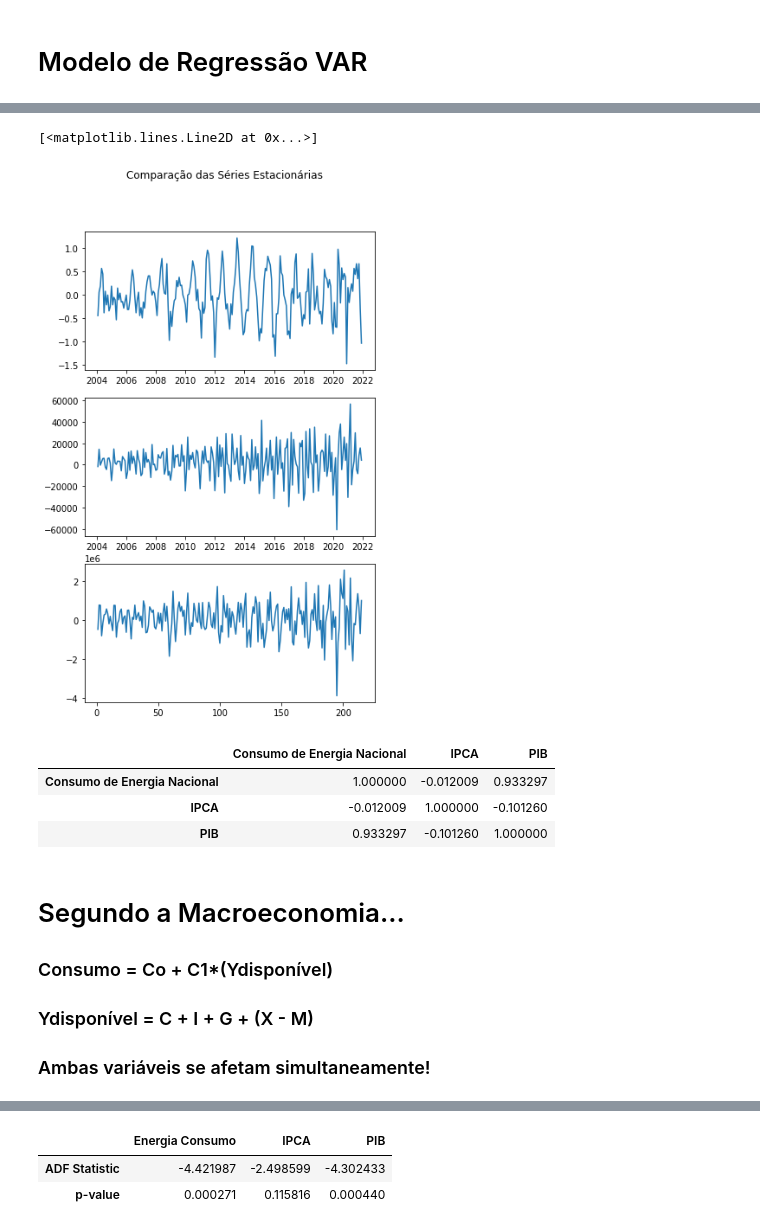
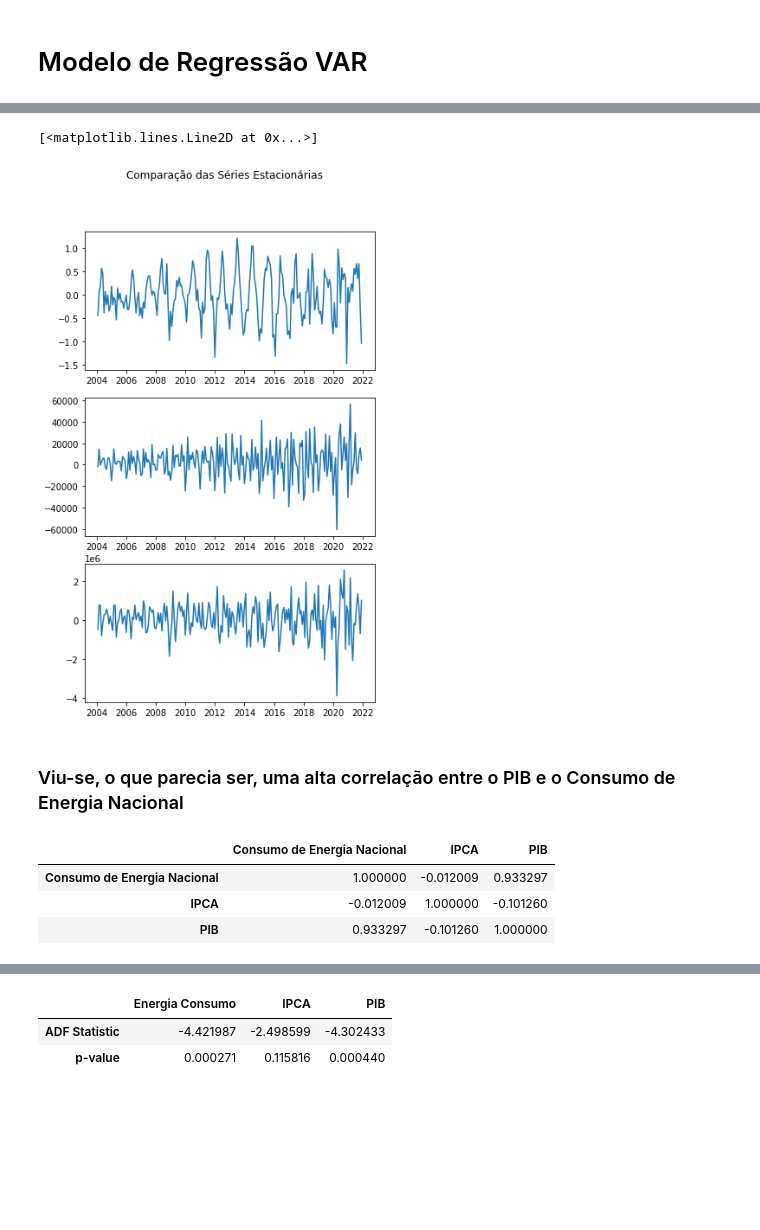
Before and after one commit to Ysgramor500/DataScienceInsper, a Jupyter notebook: Time_Series_VAR-Insper.ipynb, the cells around one changed output, grey strips where cells are left out. Saved outputs shown, nothing was run; the diff lists cells and outputs as text; code cells hidden in the pictures; blank space fills up the shorter version.

```diff
--- a/Time_Series_VAR-Insper.ipynb
+++ b/Time_Series_VAR-Insper.ipynb
@@ -101,16 +107,18 @@ axs[2].plot(df_energia.index,df_energia['Consumo de Energia Nacional'])
 # %%
 fig, axs = plt.subplots(3,figsize=(6,10))
 fig.suptitle('Comparação das Séries Estacionárias')
 axs[0].plot(df_energia['Data'], df_energia['IPCA'].diff())
 axs[1].plot(df_energia['Data'],df_energia['PIB'].diff())
-axs[2].plot(df_energia.index,df_energia['Consumo de Energia Nacional'].diff())
+axs[2].plot(df_energia['Data'],df_energia['Consumo de Energia Nacional'].diff())
 # %% [output]
 [<matplotlib.lines.Line2D at 0x...>]
-[figure, old version]
+[figure, new version]
 # %%
 df_energia['Consumo de Energia Nacional Var'] = df_energia['Consumo de Energia Nacional'] - df_energia['Consumo de Energia Nacional'].shift(1)
 # %%
 df_energia['PIB_Var'] = df_energia['PIB'] - df_energia['PIB'].shift(1)
+# %% [markdown]
+### Viu-se, o que parecia ser, uma alta correlação entre o PIB e o Consumo de Energia Nacional
 # %%
 df_energia[['Consumo de Energia Nacional','IPCA','PIB']].corr()
 # %% [output]
@@ -118,8 +126,3 @@ df_energia[['Consumo de Energia Nacional','IPCA','PIB']].corr()
 | Consumo de Energia Nacional | 1.000000 | -0.012009 | 0.933297 |
 | IPCA | -0.012009 | 1.000000 | -0.101260 |
 | PIB | 0.933297 | -0.101260 | 1.000000 |
-# %% [markdown]
-#  Segundo a Macroeconomia...
-### Consumo = Co + C1*(Ydisponível)
-### Ydisponível = C + I + G + (X - M)
-### Ambas variáveis se afetam simultaneamente!
```
Also changed, not shown: parts of 62 cells of this notebook.
